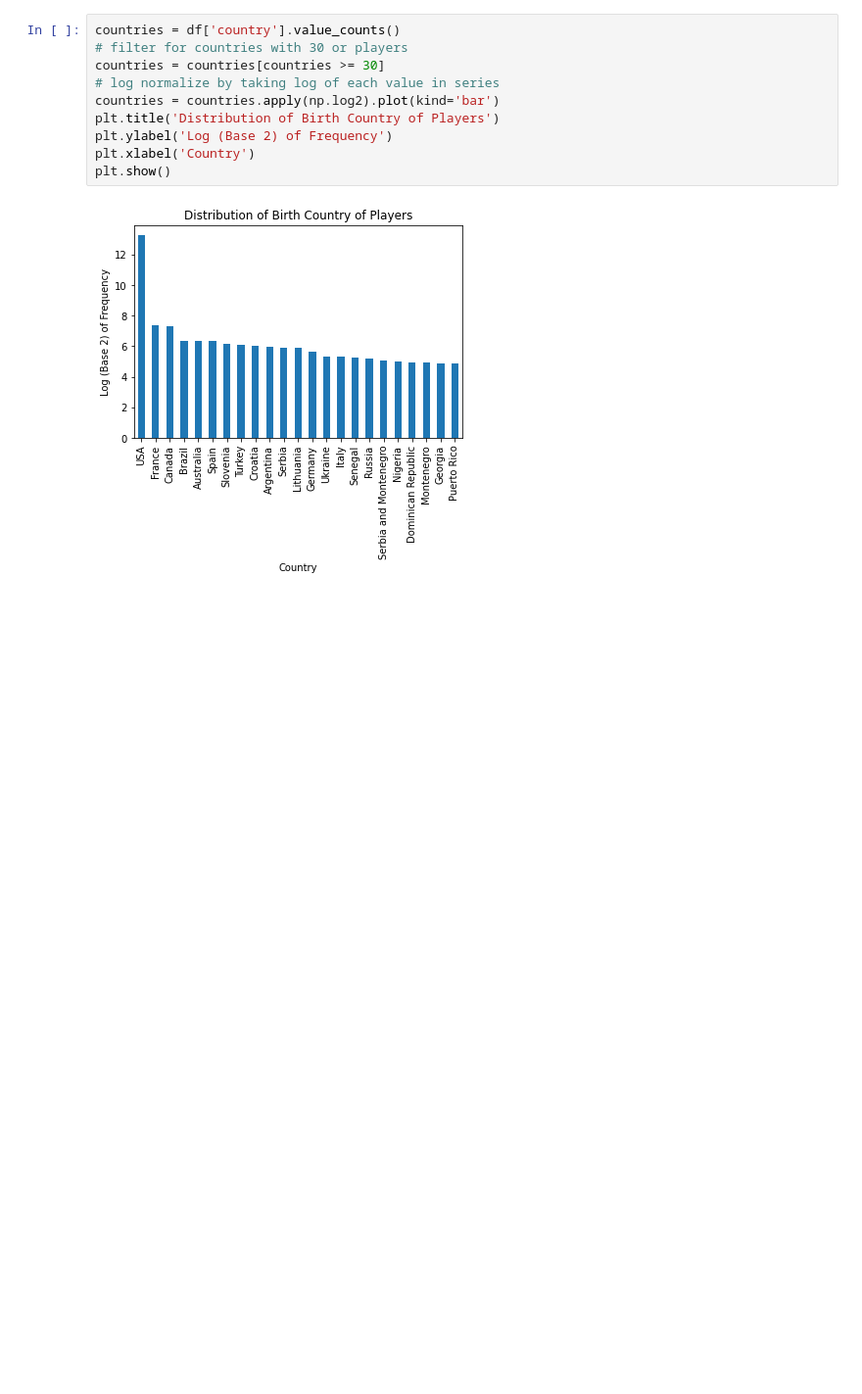
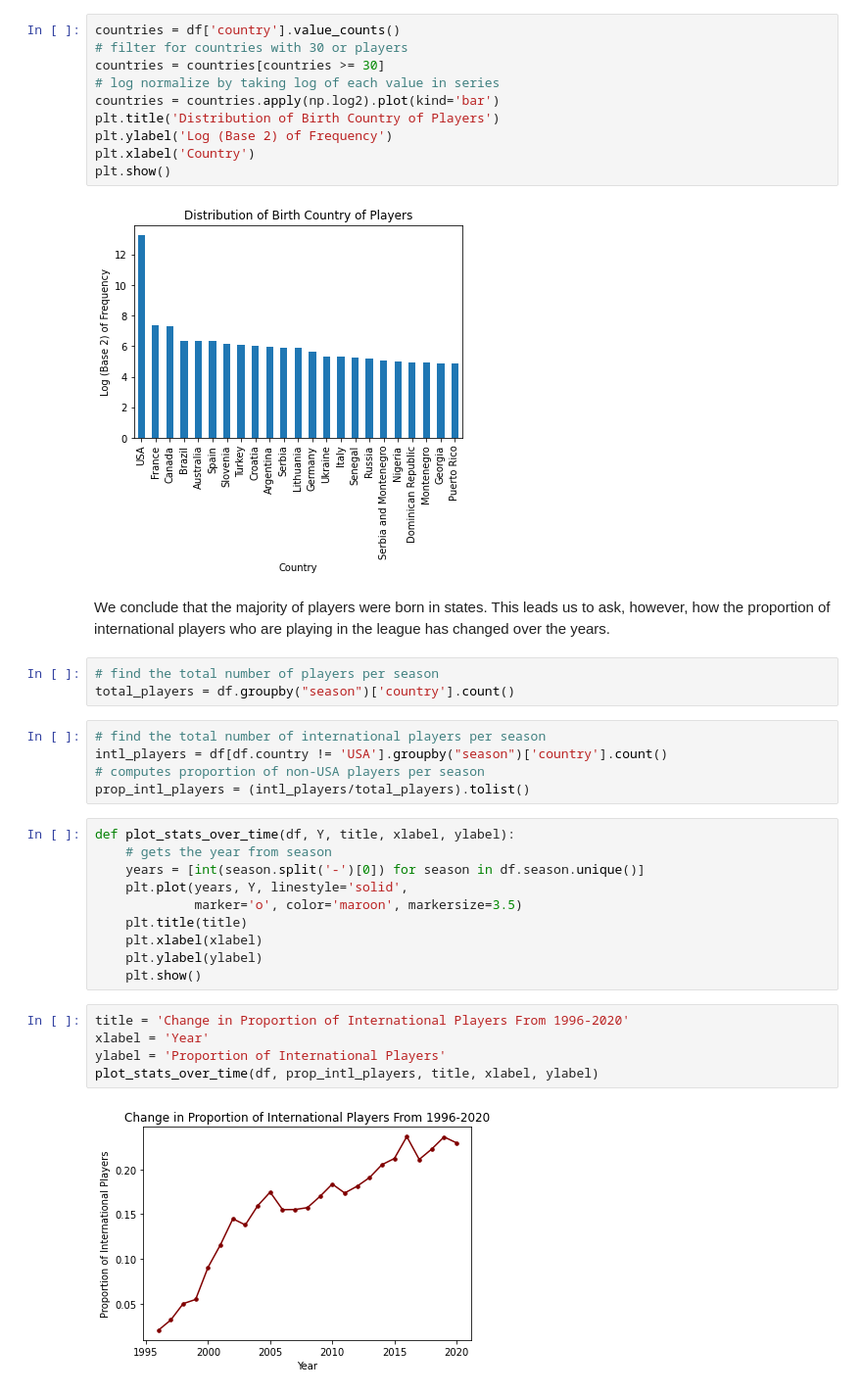
Before and after one commit to byw2/data-expedition, a Jupyter notebook: nba_players/nba_players.ipynb, the cells around one changed output. Shown at 98% size. Drawn from its saved outputs; the diff is of its cells as text; blank space fills up the shorter version.

```diff
--- a/nba_players/nba_players.ipynb
+++ b/nba_players/nba_players.ipynb
@@ -265,3 +268,30 @@ plt.xlabel('Country')
 plt.show()
 # %% [output]
 [figure]
+# %% [markdown]
+We conclude that the majority of players were born in states. This leads us to ask, however, how the proportion of international players who are playing in the league has changed over the years.
+# %%
+# find the total number of players per season
+total_players = df.groupby("season")['country'].count()
+# %%
+# find the total number of international players per season
+intl_players = df[df.country != 'USA'].groupby("season")['country'].count()
+# computes proportion of non-USA players per season
+prop_intl_players = (intl_players/total_players).tolist()
+# %%
+def plot_stats_over_time(df, Y, title, xlabel, ylabel):
+    # gets the year from season
+    years = [int(season.split('-')[0]) for season in df.season.unique()]
+    plt.plot(years, Y, linestyle='solid',
+             marker='o', color='maroon', markersize=3.5)
+    plt.title(title)
+    plt.xlabel(xlabel)
+    plt.ylabel(ylabel)
+    plt.show()
+# %%
+title = 'Change in Proportion of International Players From 1996-2020'
+xlabel = 'Year'
+ylabel = 'Proportion of International Players'
+plot_stats_over_time(df, prop_intl_players, title, xlabel, ylabel)
+# %% [output]
+[figure, added]
```
Also changed, not shown: parts of 12 cells of this notebook.
